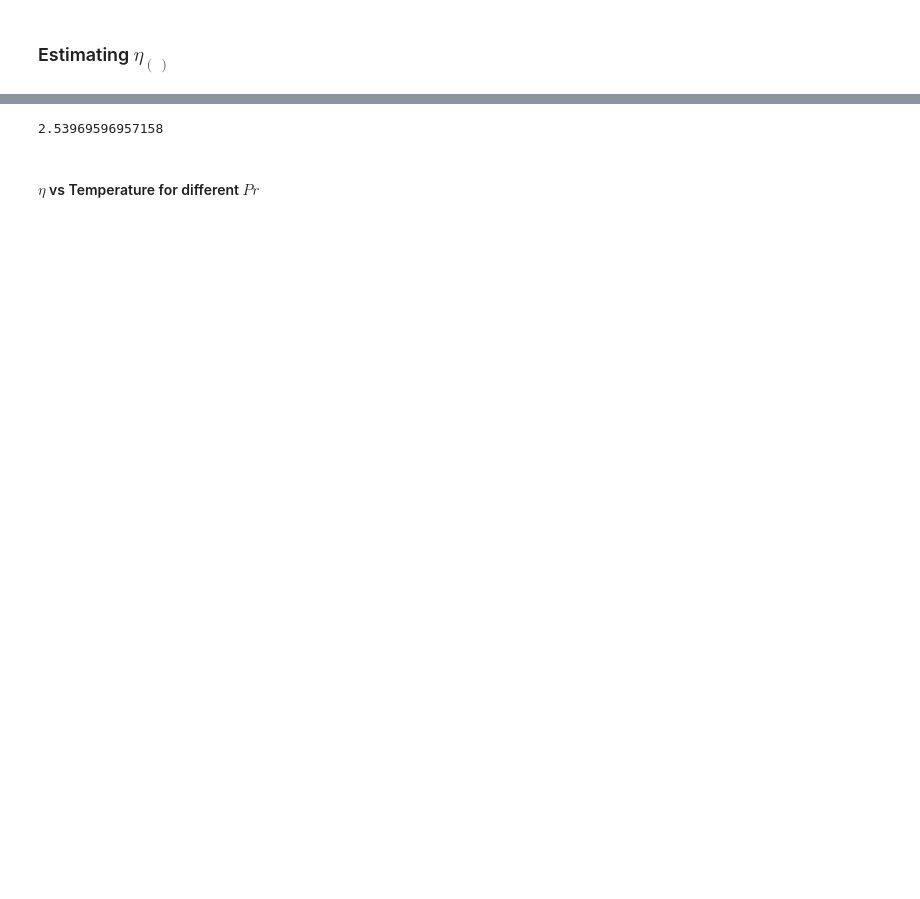
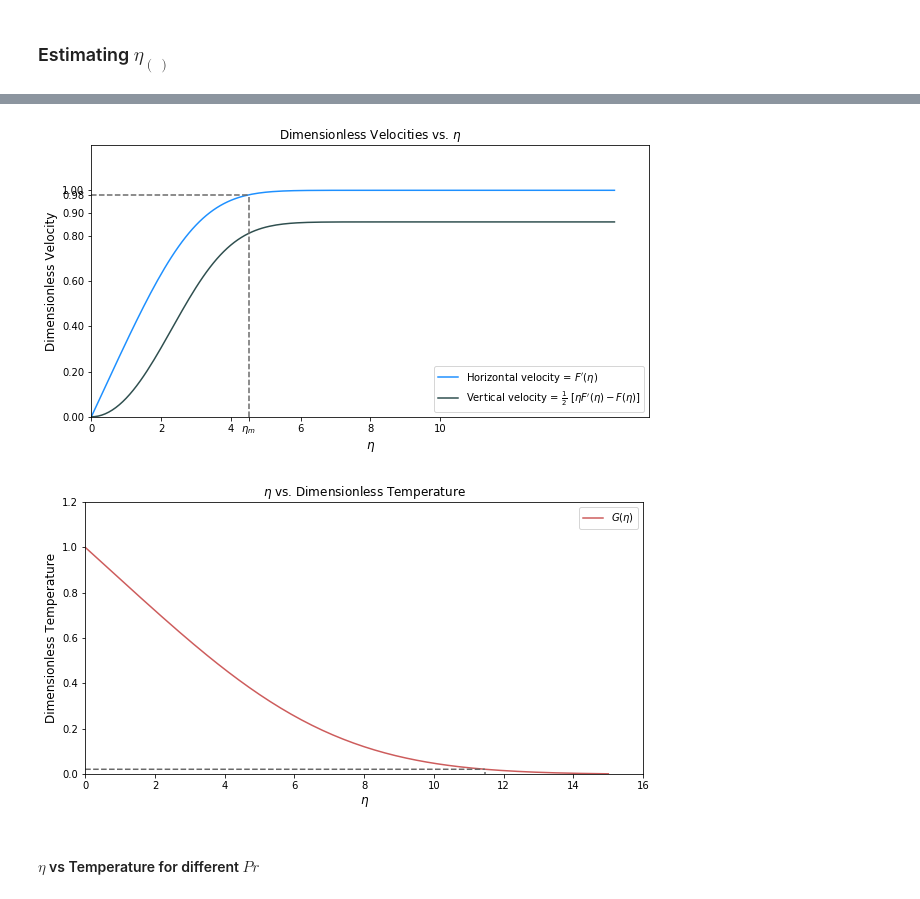
Before and after one commit to AparaV/appm-4650-project, a Jupyter notebook: code/plate.ipynb, the cells around one changed output, grey strips where cells are left out. Drawn from its saved outputs; the diff is of its cells as text; code cells hidden in the pictures; blank space fills up the shorter version.

```diff
--- a/code/plate.ipynb
+++ b/code/plate.ipynb
@@ -260,15 +222,67 @@ print(eta_m)
-# %%
-G = []
-eta = []
-for idx, w in enumerate(W):
-    if w[3][0] >= 0.01 and w[3][0] <= 0.03:
-        eta.append(T[idx])
-        G.append(w[3][0])
-
-eta_t = lagrange_poly(G, eta, 0.02)
-print(eta_t)
-# %% [output]
-2.53969596957158
+# %%
+for idx, w in enumerate(W):
+    F_prime = w[1][0]
+    F = w[0][0]
+    t = T[idx]
+    v_curr = 0.5 * (t * F_prime - F)
+
+    u.append(F_prime)
+    eta.append(t)
+    v.append(v_curr)
+    G.append(w[3][0])
+
+X_vert = []
+Y_vert = []
+for i in np.arange(0, 0.98, 0.01):
+    Y_vert.append(i)
+    X_vert.append(eta_m)
+X_hor = []
+Y_hor = []
+for i in np.arange(0, eta_m, 0.01):
+    X_hor.append(i)
+    Y_hor.append(0.98)
+
+plt.figure(figsize=(10,5))
+plt.title(r"Dimensionless Velocities vs. $\eta$", fontsize=12)
+plt.xlabel(r"$\eta$", fontsize=12)
+plt.ylabel("Dimensionless Velocity", fontsize=12)
+plt.xlim(0, tf+1)
+plt.ylim(0, 1.2)
+plt.xticks([0, 2, 4, eta_m, 6, 8, 10], ['0', '2', '4', r'$\eta_{m}$', '6', '8', '10'])
+plt.yticks([0, 0.2, 0.4, 0.6, 0.8, 0.9, 0.98, 1.0])
+plt.plot(eta, u, color='dodgerblue', label=r"Horizontal velocity = $F^{\prime}(\eta)$")
+plt.plot(eta, v, color='darkslategrey', label=r"Vertical velocity = $\frac{1}{2}\ [ \eta F^{\prime}(\eta) - F(\eta)]$")
+plt.plot(X_vert, Y_vert, linestyle="dashed", color="dimgray", label="")
+plt.plot(X_hor, Y_hor, linestyle="dashed", color="dimgray", label="")
+plt.legend(loc='lower right')
+# plt.savefig("../plate/img/velocities.PNG", dpi=200)
+# plt.show()
+
+X_vert = []
+Y_vert = []
+for i in np.arange(0, 0.02, 0.01):
+    Y_vert.append(i)
+    X_vert.append(eta_t)
+X_hor = []
+Y_hor = []
+for i in np.arange(0, eta_t, 0.01):
+    X_hor.append(i)
+    Y_hor.append(0.02)
+
+plt.figure(figsize=(10,5))
+plt.title(r"$\eta$ vs. Dimensionless Temperature", fontsize=12)
+plt.xlabel(r"$\eta$", fontsize=12)
+plt.ylabel("Dimensionless Temperature", fontsize=12)
+plt.xlim(0, tf+1)
+plt.ylim(0, 1.2)
+plt.plot(eta, G, color='indianred', label=r'$G(\eta)$')
+plt.plot(X_vert, Y_vert, linestyle="dashed", color="dimgray", label="")
+plt.plot(X_hor, Y_hor, linestyle="dashed", color="dimgray", label="")
+plt.legend()
+plt.show()
+# %% [output]
+[figure, added]
+[figure, added]
 # %% [markdown]
 #### $\eta$ vs Temperature for different $Pr$
 # %%
```
Also changed, not shown: parts of 13 cells of this notebook, 5 other files.
